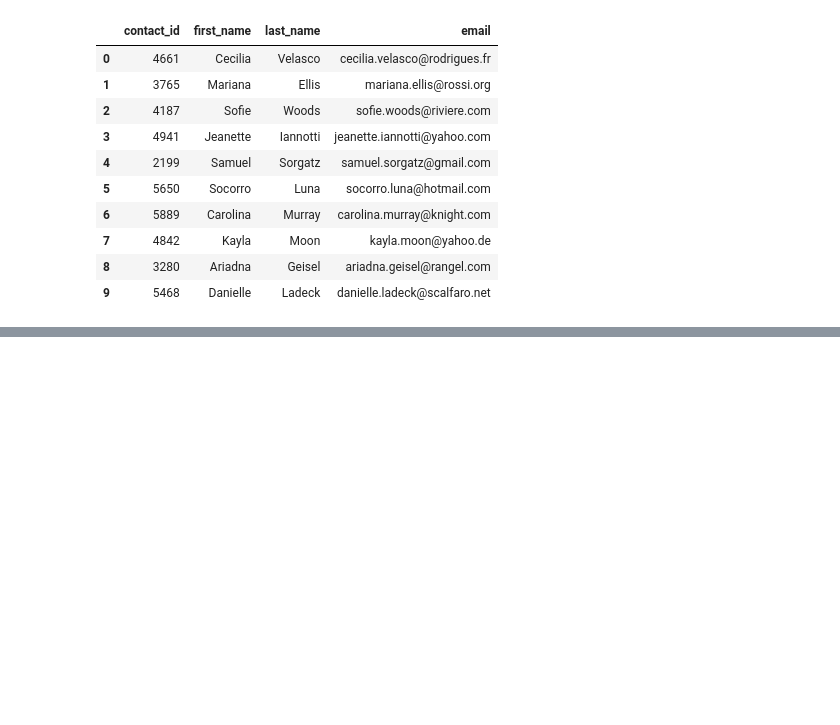
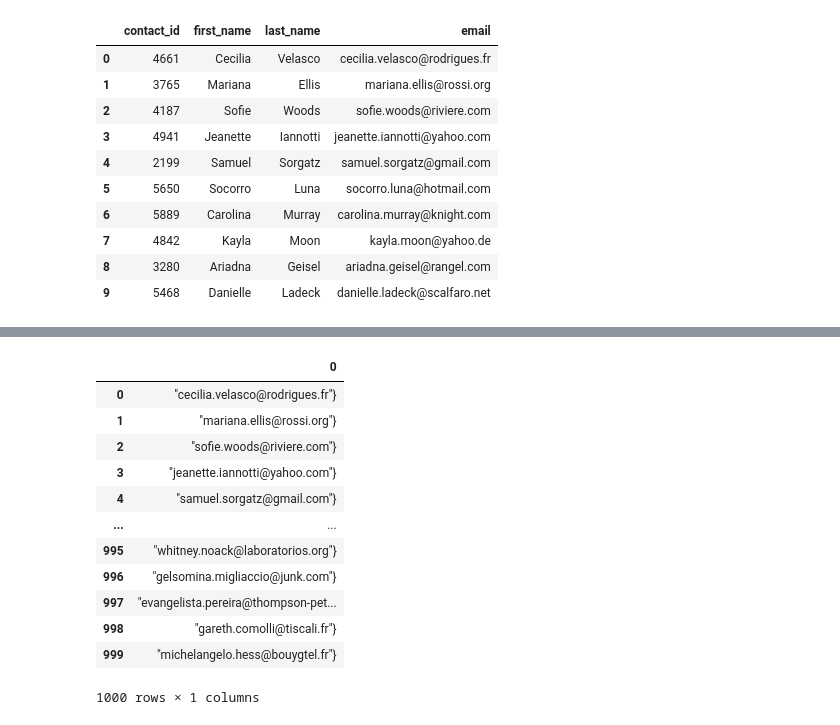
Before and after one commit to Isabel-gt/Crowdfunding-ETL, a Jupyter notebook: Practice files/ETL.ipynb, the cells around one changed output, grey strips where cells are left out. Cells and saved outputs as stored; diff of their text form; code cells hidden in the pictures; blank space fills up the shorter version.

```diff
--- a/ETL.ipynb
+++ b/Practice files/ETL.ipynb
@@ -575,0 +656,21 @@ contacts_df_clean.to_csv(r"C:\Users\isabe\Desktop\Analysis_Projects\Crowdfunding
+# %%
+# extract the email from the "contact_info" column of the contact_df DataFrame
+
+
+email = name_df_ex['contact_info'].str.extract(r'(\S+@\S+)')
+
+email
+# %% [output]
+|  | 0 |
+| 0 | "cecilia.velasco@rodrigues.fr"} |
+| 1 | "mariana.ellis@rossi.org"} |
+| 2 | "sofie.woods@riviere.com"} |
+| 3 | "jeanette.iannotti@yahoo.com"} |
+| 4 | "samuel.sorgatz@gmail.com"} |
+| ... | ... |
+| 995 | "whitney.noack@laboratorios.org"} |
+| 996 | "gelsomina.migliaccio@junk.com"} |
+| 997 | "evangelista.pereira@thompson-pet... |
+| 998 | "gareth.comolli@tiscali.fr"} |
+| 999 | "michelangelo.hess@bouygtel.fr"} |
+1000 rows × 1 columns
```
Also changed, not shown: parts of 12 cells of this notebook, 17 other files.
